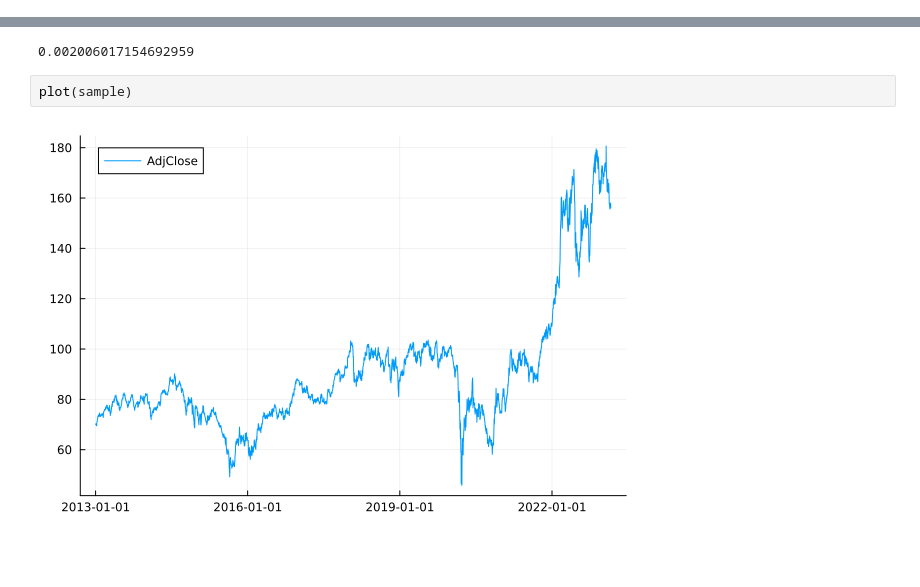
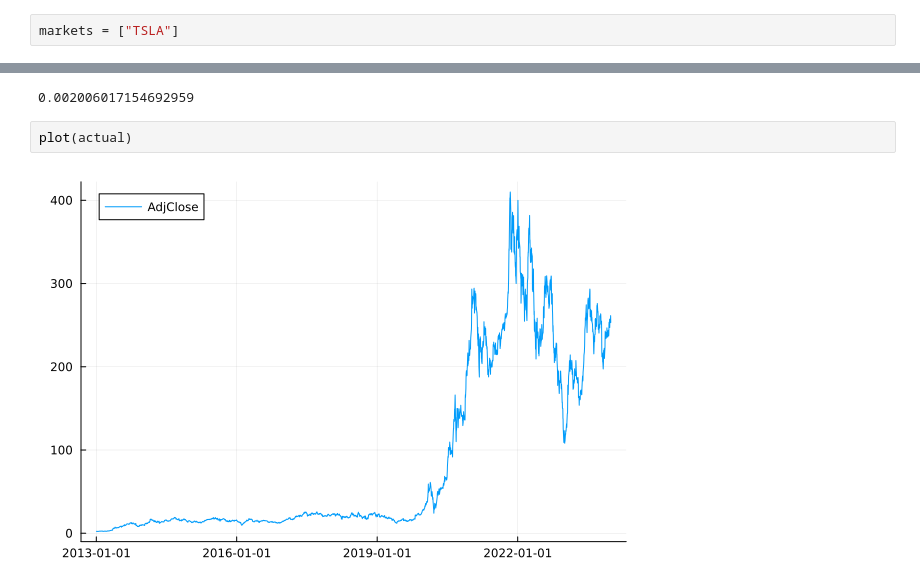
Before and after one commit to everval/LM_Paris_Green_Julia, a Jupyter notebook: Load_data_tests.ipynb, the cells around one changed output, grey strips where cells are left out. Drawn from its saved outputs; the diff is of its cells as text; blank space fills up the shorter version.

```diff
--- a/Load_data_tests.ipynb
+++ b/Load_data_tests.ipynb
@@ -13,0 +14,2 @@ markets = ["VWS.CO"]
+# %%
+markets = ["TSLA"]
@@ -100,9 +105,9 @@ gph_est_variance(length(covid_lt); m=0.8)
 # %% [output]
 0.002006017154692959
 # %%
-plot(sample)
+plot(actual)
 # %% [output]
-[figure, old version]
+[figure, new version]
 # %%
 include("LM_Paris_Functions.jl")
 # %% [output]
```
Also changed, not shown: parts of 11 cells of this notebook, 3 other files.
